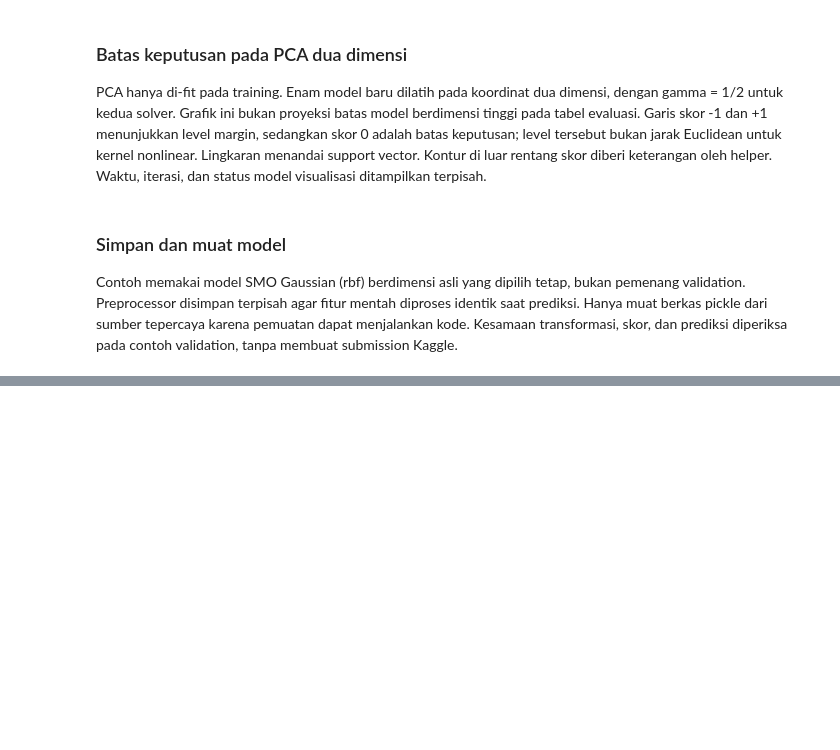
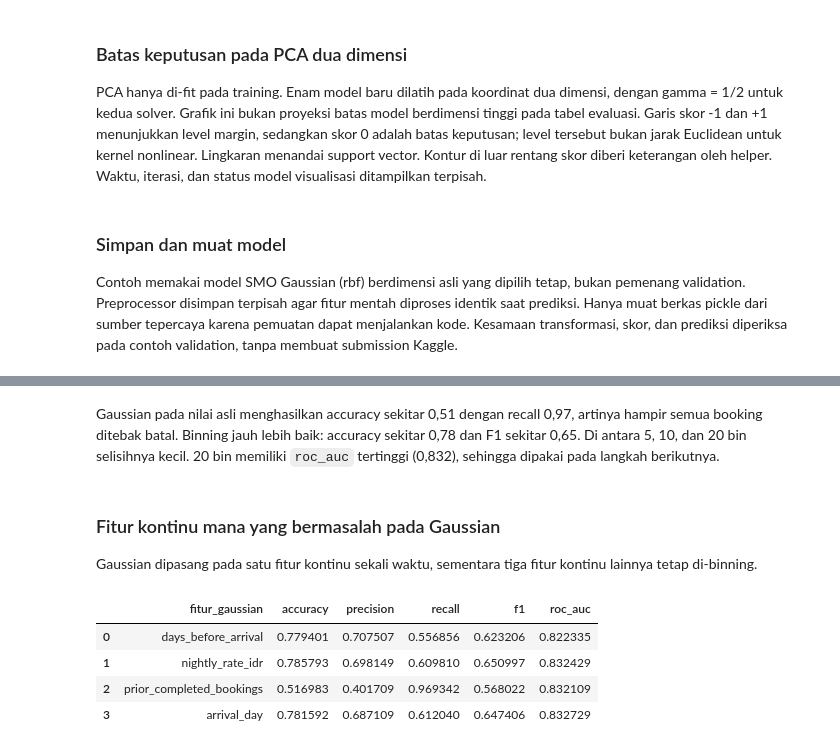
Before and after one commit to Kurt-Mikhael/IF3170_G14_LalapKaoBole, a Jupyter notebook: src/notebooks/v1.ipynb, the cells around one changed output, grey strips where cells are left out. Drawn from its saved outputs; the diff is of its cells as text; code cells hidden in the pictures; blank space fills up the shorter version.

```diff
--- a/src/notebooks/v1.ipynb
+++ b/src/notebooks/v1.ipynb
@@ -598,0 +723,34 @@ pd.DataFrame({
+# %% [markdown]
+Gaussian pada nilai asli menghasilkan accuracy sekitar 0,51 dengan recall 0,97, artinya hampir semua booking ditebak batal. Binning jauh lebih baik: accuracy sekitar 0,78 dan F1 sekitar 0,65. Di antara 5, 10, dan 20 bin selisihnya kecil. 20 bin memiliki `roc_auc` tertinggi (0,832), sehingga dipakai pada langkah berikutnya.
+# %% [markdown]
+### Fitur kontinu mana yang bermasalah pada Gaussian
+Gaussian dipasang pada satu fitur kontinu sekali waktu, sementara tiga fitur kontinu lainnya tetap di-binning.
+# %%
+# Gaussian dipasang pada satu fitur kontinu saja, fitur kontinu lain tetap di-binning (20 bin)
+nb_params = nb_fit_preprocessing(nb_raw_train, 20)
+nb_Xtr_binned = nb_transform(nb_raw_train, nb_params, 'binning')
+nb_Xva_binned = nb_transform(nb_raw_valid, nb_params, 'binning')
+nb_Xtr_gauss = nb_transform(nb_raw_train, nb_params, 'gaussian')
+nb_Xva_gauss = nb_transform(nb_raw_valid, nb_params, 'gaussian')
+nb_first_continuous = len(nb_text_features) + len(nb_count_features)
+
+nb_per_feature = []
+for k, nb_feature in enumerate(nb_continuous_features):
+    col = nb_first_continuous + k
+    Xtr = nb_Xtr_binned.copy()
+    Xva = nb_Xva_binned.copy()
+    Xtr[:, col] = nb_Xtr_gauss[:, col]
+    Xva[:, col] = nb_Xva_gauss[:, col]
+    types = ['categorical'] * Xtr.shape[1]
+    types[col] = 'gaussian'
+    model = NaiveBayesClassifier(alpha=1.0, feature_types=types).fit(Xtr, nb_y_train)
+    nb_row = {'fitur_gaussian': nb_feature}
+    nb_row.update(nb_evaluate(model, Xva, nb_y_valid))
+    nb_per_feature.append(nb_row)
+pd.DataFrame(nb_per_feature)
+# %% [output]
+|  | fitur_gaussian | accuracy | precision | recall | f1 | roc_auc |
+| 0 | days_before_arrival | 0.779401 | 0.707507 | 0.556856 | 0.623206 | 0.822335 |
+| 1 | nightly_rate_idr | 0.785793 | 0.698149 | 0.609810 | 0.650997 | 0.832429 |
+| 2 | prior_completed_bookings | 0.516983 | 0.401709 | 0.969342 | 0.568022 | 0.832109 |
+| 3 | arrival_day | 0.781592 | 0.687109 | 0.612040 | 0.647406 | 0.832729 |
```
Also changed, not shown: parts of 15 cells of this notebook.
